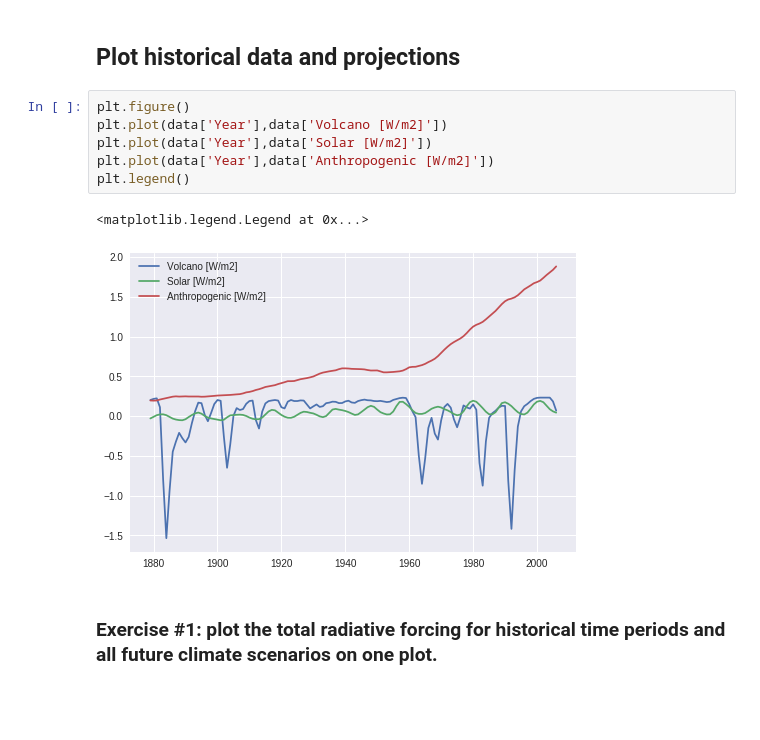
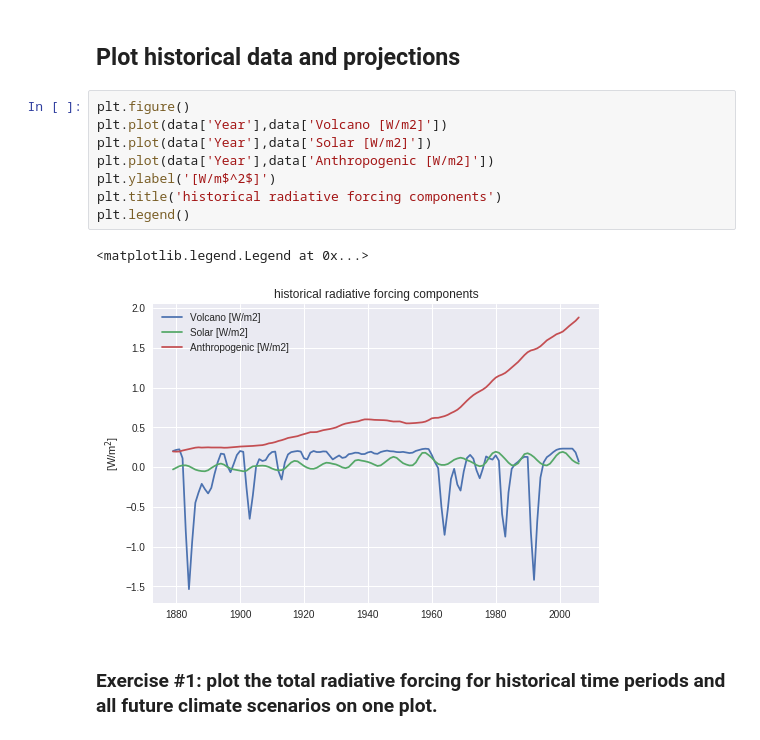
Before and after one commit to tompc35/ms274-modeling-marine-systems, a Jupyter notebook: simple_climate_model_exercises.ipynb, the cells around one changed output. Saved outputs shown, nothing was run; the diff lists cells and outputs as text; blank space fills up the shorter version.

```diff
--- a/simple_climate_model_exercises.ipynb
+++ b/simple_climate_model_exercises.ipynb
@@ -61,12 +61,14 @@ projections.head()
 # %%
 plt.figure()
 plt.plot(data['Year'],data['Volcano [W/m2]'])
 plt.plot(data['Year'],data['Solar [W/m2]'])
 plt.plot(data['Year'],data['Anthropogenic [W/m2]'])
+plt.ylabel('[W/m$^2$]')
+plt.title('historical radiative forcing components')
 plt.legend()
 # %% [output]
 <matplotlib.legend.Legend at 0x...>
-[figure, old version]
+[figure, new version]
 # %% [markdown]
 ### Exercise #1: plot the total radiative forcing for historical time periods and all future climate scenarios on one plot.
 # %%
```
Also changed, not shown: parts of 2 cells of this notebook.
